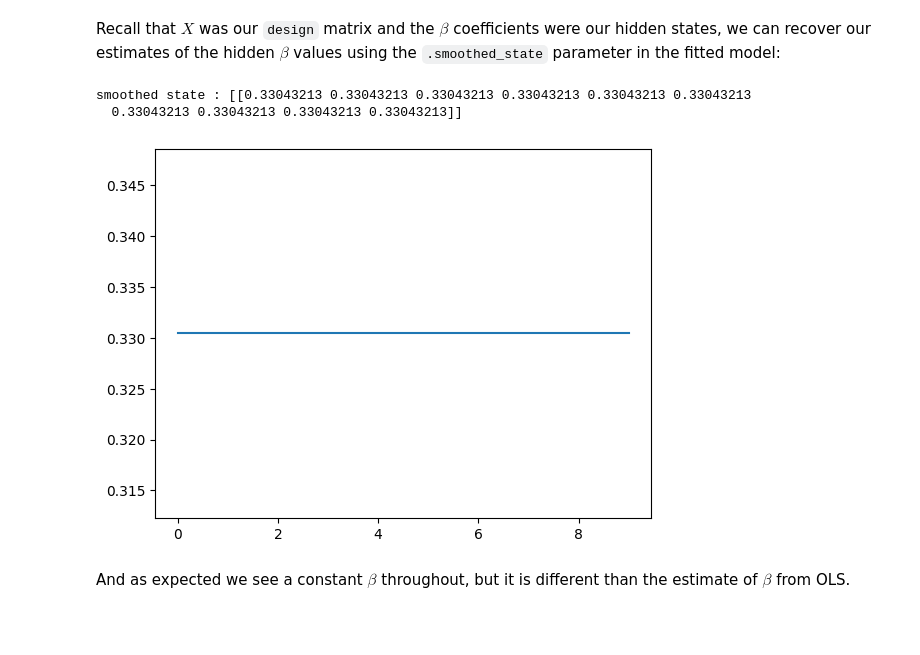
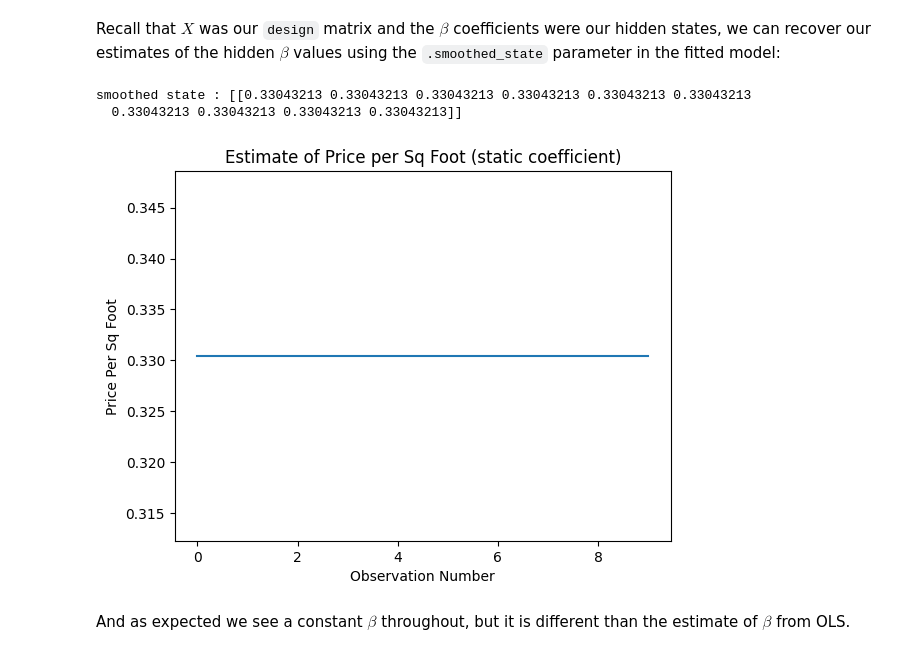
Before and after one commit to banditkings/learning-causal-impact, a Jupyter notebook: notebooks/linreg_statespace.ipynb, the cells around one changed output. Saved outputs shown, nothing was run; the diff lists cells and outputs as text; code cells hidden in the pictures; blank space fills up the shorter version.

```diff
--- a/notebooks/linreg_statespace.ipynb
+++ b/notebooks/linreg_statespace.ipynb
@@ -191,12 +195,15 @@ Recall that $X$ was our `design` matrix and the $\beta$ coefficients were our hi
 # %%
 # See the estimated dynamic coefficients
 print("smoothed state :", res.smoothed_state)
 plt.plot(np.arange(res.smoothed_state.shape[1]), res.smoothed_state[0]);
+plt.ylabel("Price Per Sq Foot")
+plt.xlabel("Observation Number")
+plt.title("Estimate of Price per Sq Foot (static coefficient)")
 plt.show()
 # %% [output]
 smoothed state : [[0.33043213 0.33043213 0.33043213 0.33043213 0.33043213 0.33043213
   0.33043213 0.33043213 0.33043213 0.33043213]]
-[figure, old version]
+[figure, new version]
 # %% [markdown]
 And as expected we see a constant $\beta$ throughout, but it is different than the estimate of $\beta$ from OLS.
 # %% [markdown]
```
Also changed, not shown: parts of 17 cells of this notebook.
